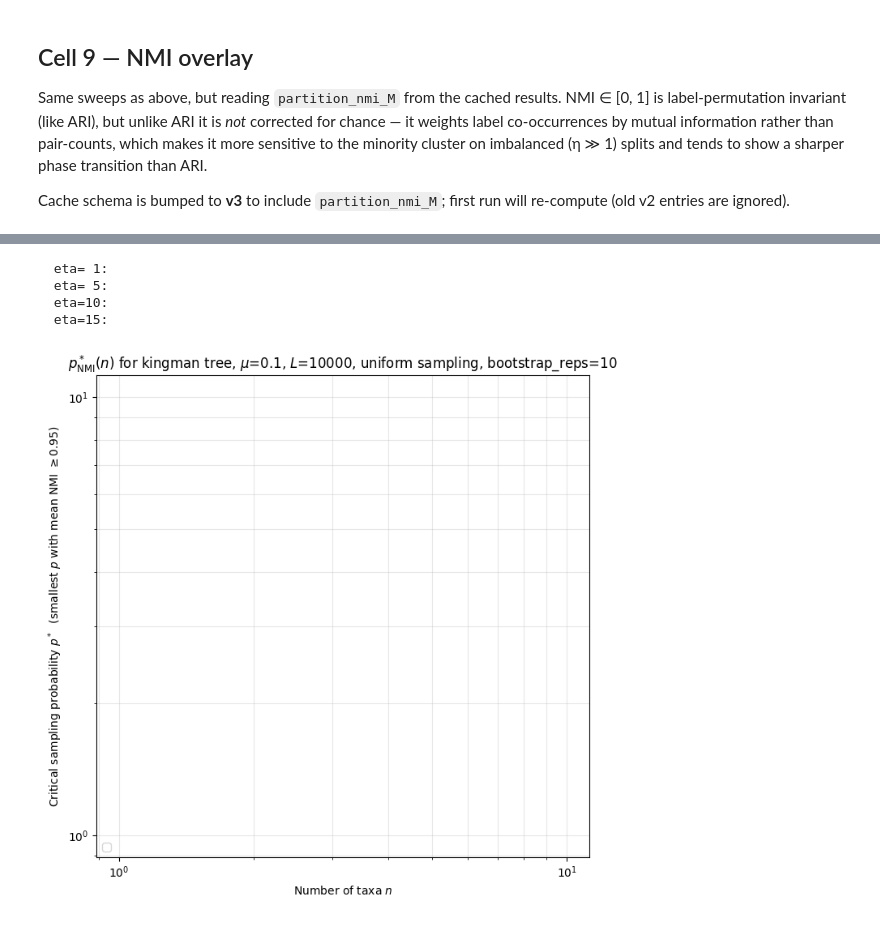
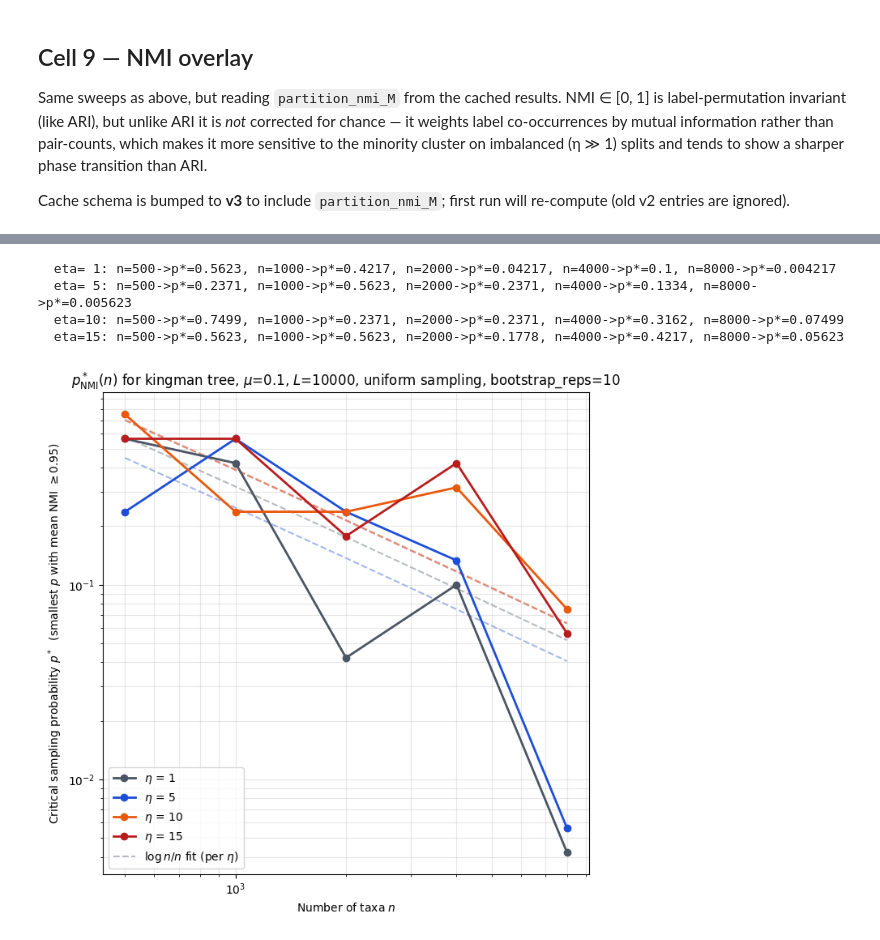
Before and after one commit to itaygonnen/spectral-tree-inference, a Jupyter notebook: sub_sampled_fielder_vec/analysis/theoretical_interpretation/02_real_data_sweeps/eta_pool_sweep_per_n.ipynb, the cells around one changed output, grey strips where cells are left out. Drawn from its saved outputs; the diff is of its cells as text; code cells hidden in the pictures.

```diff
--- a/sub_sampled_fielder_vec/analysis/theoretical_interpretation/02_real_data_sweeps/eta_pool_sweep_per_n.ipynb
+++ b/sub_sampled_fielder_vec/analysis/theoretical_interpretation/02_real_data_sweeps/eta_pool_sweep_per_n.ipynb
@@ -760,13 +782,20 @@ for eta in ETA_TARGETS:
         label=fr"$\eta$ = {eta}",
     )
 
-ref_rows = p_star_ari_by_eta.get(1, [])
-if ref_rows:
-    n_ref, p_ref = ref_rows[0]
-    n_grid = np.array(ns, dtype=float)
-    theory = p_ref * (np.log(n_grid) / n_grid) / (np.log(n_ref) / n_ref)
-    ax.plot(n_grid, theory, ":", color="#4b5563", lw=1.5,
-            label=r"$\log n / n$ reference (anchored at $\eta=1$)")
+# Per-eta log(n)/n reference, least-squares-fit to each eta's own p* points.
+n_grid = np.array(sorted(ns), dtype=float)
+g_grid = np.log(n_grid) / n_grid
+for _i, eta in enumerate(ETA_TARGETS):
+    _rows = p_star_ari_by_eta.get(eta, [])
+    if not _rows:
+        continue
+    _xs = np.array([r[0] for r in _rows], dtype=float)
+    _ys = np.array([r[1] for r in _rows], dtype=float)
+    _g = np.log(_xs) / _xs
+    _C = float(np.dot(_g, _ys) / np.dot(_g, _g))  # fit p* = C * log(n)/n
+    ax.plot(n_grid, _C * g_grid, "--", lw=1.5, alpha=0.4, zorder=1,
+            color=ETA_COLORS.get(eta, "#000000"),
+            label=(r"$\log n/n$ fit (per $\eta$)" if _i == 0 else None))
 
 ax.set_xscale("log")
 ax.set_yscale("log")
@@ -991,42 +1032,49 @@ for eta in ETA_TARGETS:
     p_star_nmi_by_eta[eta] = rows
     print(f"  eta={eta:>2}: " + ", ".join(f"n={n}->p*={p:.4g}" for n, p in rows))
 
 fig, ax = plt.subplots(figsize=(7, 7))
 for eta in ETA_TARGETS:
     rows = p_star_nmi_by_eta.get(eta, [])
     if not rows:
         continue
     xs = np.array([r[0] for r in rows], dtype=float)
     ys = np.array([r[1] for r in rows], dtype=float)
     ax.plot(
         xs, ys, "-o", ms=6, lw=2,
         color=ETA_COLORS.get(eta, "#000000"),
         label=fr"$\eta$ = {eta}",
     )
 
-ref_rows = p_star_nmi_by_eta.get(1, [])
-if ref_rows:
-    n_ref, p_ref = ref_rows[0]
-    n_grid = np.array(ns, dtype=float)
-    theory = p_ref * (np.log(n_grid) / n_grid) / (np.log(n_ref) / n_ref)
-    ax.plot(n_grid, theory, ":", color="#4b5563", lw=1.5,
-            label=r"$\log n / n$ reference (anchored at $\eta=1$)")
+# Per-eta log(n)/n reference, least-squares-fit to each eta's own p* points.
+n_grid = np.array(sorted(ns), dtype=float)
+g_grid = np.log(n_grid) / n_grid
+for _i, eta in enumerate(ETA_TARGETS):
+    _rows = p_star_nmi_by_eta.get(eta, [])
+    if not _rows:
+        continue
+    _xs = np.array([r[0] for r in _rows], dtype=float)
+    _ys = np.array([r[1] for r in _rows], dtype=float)
+    _g = np.log(_xs) / _xs
+    _C = float(np.dot(_g, _ys) / np.dot(_g, _g))  # fit p* = C * log(n)/n
+    ax.plot(n_grid, _C * g_grid, "--", lw=1.5, alpha=0.4, zorder=1,
+            color=ETA_COLORS.get(eta, "#000000"),
+            label=(r"$\log n/n$ fit (per $\eta$)" if _i == 0 else None))
 
 ax.set_xscale("log")
 ax.set_yscale("log")
 ax.set_xlabel(r"Number of taxa $n$")
 ax.set_ylabel(r"Critical sampling probability $p^*$  (smallest $p$ with mean NMI $\geq 0.95$)")
 ax.set_title(
     fr"$p^*_{{\mathrm{{NMI}}}}(n)$ for kingman tree, $\mu$={MU}, $L$={SEQ_LEN}, uniform sampling, "
     fr"bootstrap_reps={BOOTSTRAP_REPS}"
 )
 ax.grid(True, which="both", alpha=0.3)
 ax.legend(loc="lower left", fontsize=10)
 fig.tight_layout()
 plt.show()
 # %% [output]
-  eta= 1:
-  eta= 5:
-  eta=10:
-  eta=15:
+  eta= 1: n=500->p*=0.5623, n=1000->p*=0.4217, n=2000->p*=0.04217, n=4000->p*=0.1, n=8000->p*=0.004217
+  eta= 5: n=500->p*=0.2371, n=1000->p*=0.5623, n=2000->p*=0.2371, n=4000->p*=0.1334, n=8000->p*=0.005623
+  eta=10: n=500->p*=0.7499, n=1000->p*=0.2371, n=2000->p*=0.2371, n=4000->p*=0.3162, n=8000->p*=0.07499
+  eta=15: n=500->p*=0.5623, n=1000->p*=0.5623, n=2000->p*=0.1778, n=4000->p*=0.4217, n=8000->p*=0.05623
-[figure, old version]
+[figure, new version]
```
Also changed, not shown: parts of 14 cells of this notebook, 30 other files.
